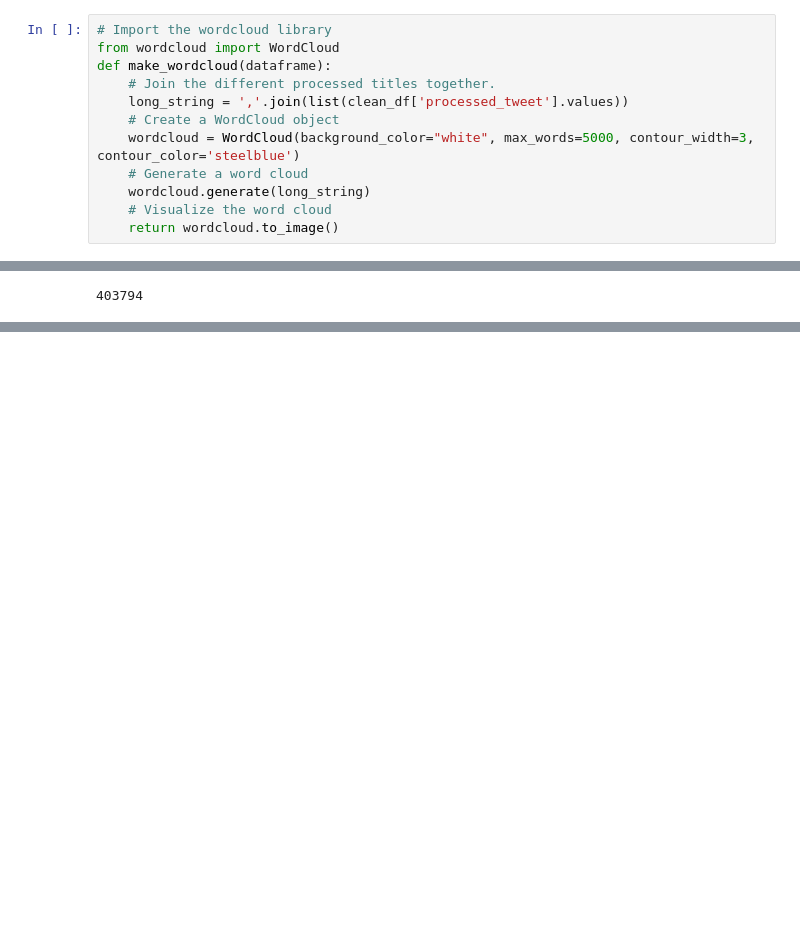
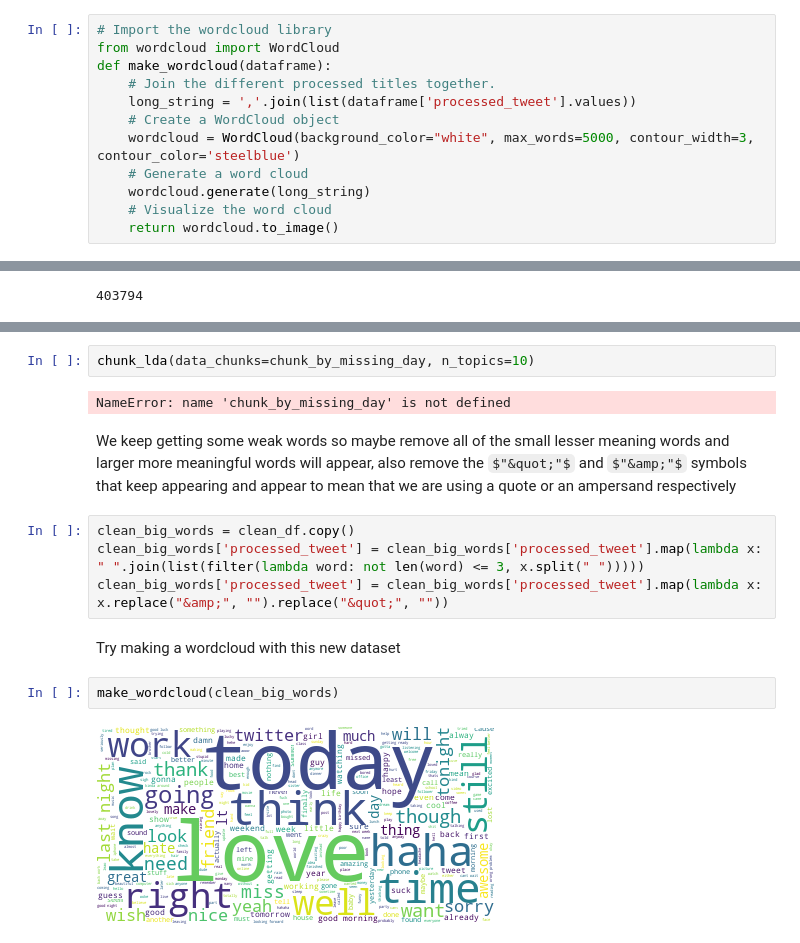
Before and after one commit to stevesette/DS_4900, a Jupyter notebook: learning_spark/OLDA_No_Spark.ipynb, the cells around one changed output, grey strips where cells are left out. Saved outputs shown, nothing was run; the diff lists cells and outputs as text; some formulas as TeX source; blank space fills up the shorter version.

```diff
--- a/learning_spark/OLDA_No_Spark.ipynb
+++ b/learning_spark/OLDA_No_Spark.ipynb
@@ -75,7 +76,7 @@ Found the idea to do exploratory analysis on words using the Wordcloud library h
 from wordcloud import WordCloud
 def make_wordcloud(dataframe):
     # Join the different processed titles together.
-    long_string = ','.join(list(clean_df['processed_tweet'].values))
+    long_string = ','.join(list(dataframe['processed_tweet'].values))
     # Create a WordCloud object
     wordcloud = WordCloud(background_color="white", max_words=5000, contour_width=3, contour_color='steelblue')
     # Generate a word cloud
@@ -132,0 +220,16 @@ len(count_vectorizer.stop_words_)
+# %%
+chunk_lda(data_chunks=chunk_by_missing_day, n_topics=10)
+# %% [output]
+NameError: name 'chunk_by_missing_day' is not defined
+# %% [markdown]
+We keep getting some weak words so maybe remove all of the small lesser meaning words and larger more meaningful words will appear, also remove the $"&quot;"$ and $"&amp;"$ symbols that keep appearing and appear to mean that we are using a quote or an ampersand respectively
+# %%
+clean_big_words = clean_df.copy()
+clean_big_words['processed_tweet'] = clean_big_words['processed_tweet'].map(lambda x: " ".join(list(filter(lambda word: not len(word) <= 3, x.split(" ")))))
+clean_big_words['processed_tweet'] = clean_big_words['processed_tweet'].map(lambda x: x.replace("&amp;", "").replace("&quot;", ""))
+# %% [markdown]
+Try making a wordcloud with this new dataset
+# %%
+make_wordcloud(clean_big_words)
+# %% [output]
+[figure, added]
```
Also changed, not shown: parts of 28 cells of this notebook.
